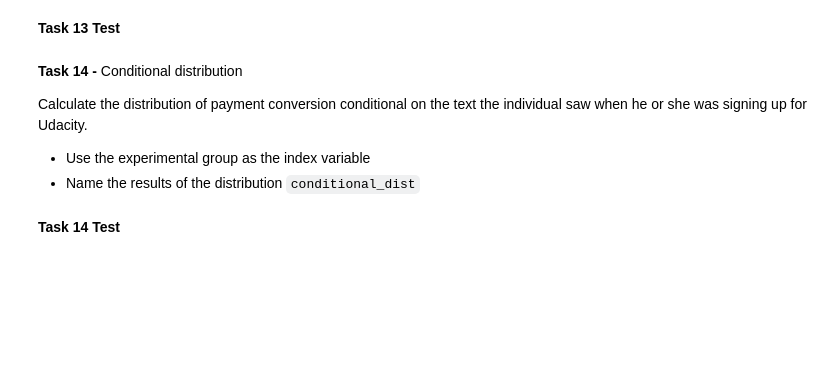
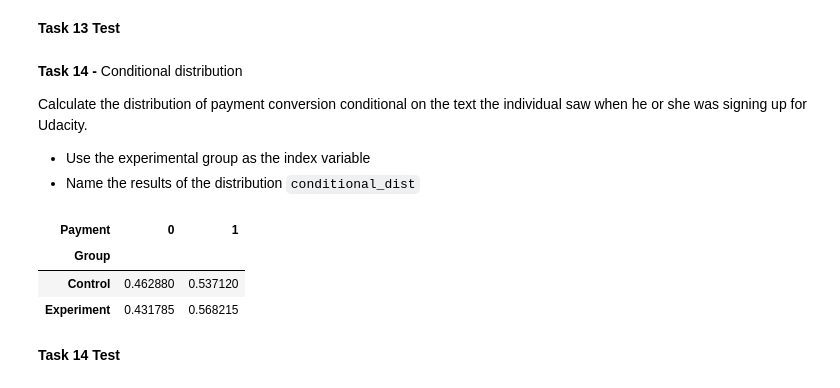
Before and after one commit to Samuel-Egbert31415/DS-Unit-1-Sprint-1-Data-Wrangling-and-Storytelling, a Jupyter notebook: LS_DS_Unit1_Sprint2_Samuel_Egbert_AG.ipynb, the cells around one changed output. Saved outputs shown, nothing was run; the diff lists cells and outputs as text; code cells hidden in the pictures; blank space fills up the shorter version.

```diff
--- a/LS_DS_Unit1_Sprint2_Samuel_Egbert_AG.ipynb
+++ b/LS_DS_Unit1_Sprint2_Samuel_Egbert_AG.ipynb
@@ -383,3 +438,13 @@ raise NotImplementedError()
+# %%
+# Task 14
+
+conditional_dist = pd.crosstab(index = ABtest['Group'], columns = ABtest['Payment'], normalize = 'index')
+conditional_dist
+# %% [output]
+| Payment | 0 | 1 |
+| Group |  |  |
+| Control | 0.462880 | 0.537120 |
+| Experiment | 0.431785 | 0.568215 |
 # %% [markdown]
 **Task 14 Test**
 # %%
```
Also changed, not shown: parts of 20 cells of this notebook.
